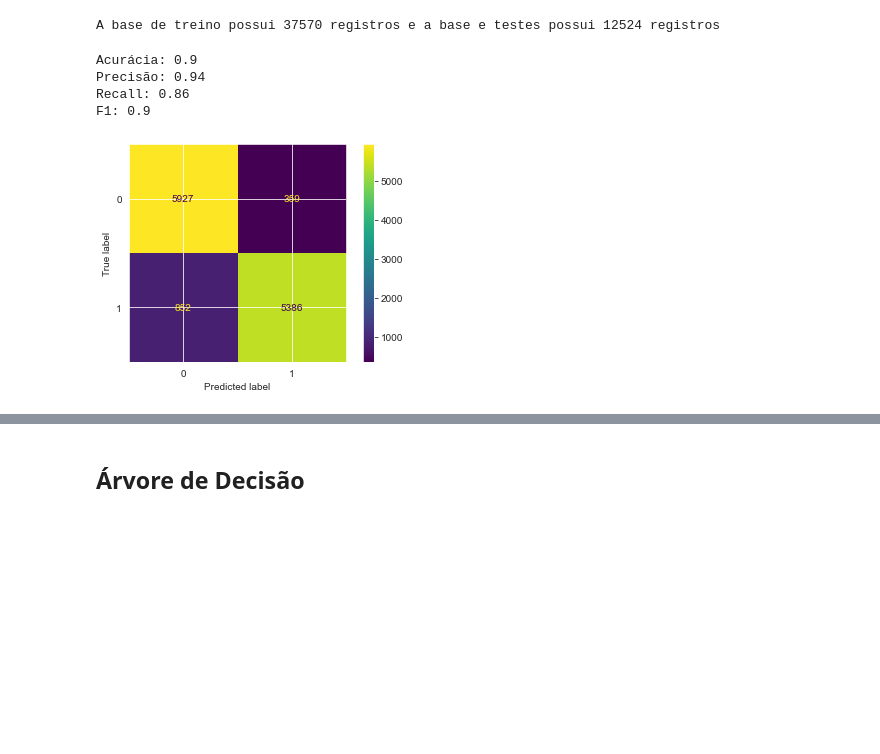
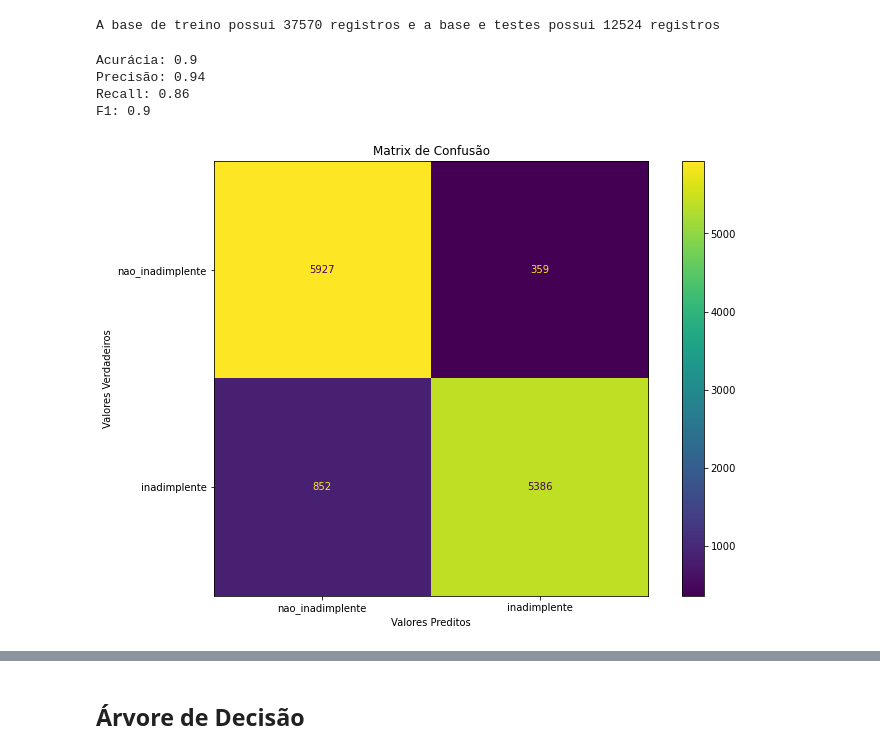
Before and after one commit to mavenceslau/Challenge-Data-Science-Alura-Cash, a Jupyter notebook: notebooks/Notebook_03_Modelos_Machine_Learning.ipynb, the cells around one changed output, grey strips where cells are left out. Saved outputs shown, nothing was run; the diff lists cells and outputs as text; code cells hidden in the pictures; blank space fills up the shorter version.

```diff
--- a/notebooks/Notebook_03_Modelos_Machine_Learning.ipynb
+++ b/notebooks/Notebook_03_Modelos_Machine_Learning.ipynb
@@ -235,13 +236,16 @@ rl = LogisticRegression(max_iter = 1000, random_state = SEED)
 y_predito_rl = classificador(rl, treino_x, teste_x, treino_y)
 # %%
 #Metricas
-metricas(y_predito_rl, teste_y)
+
+labels = ['nao_inadimplente', 'inadimplente']
+
+metricas(y_predito_rl, teste_y, labels)
 # %% [output]
 Acurácia: 0.9
 Precisão: 0.94
 Recall: 0.86
 F1: 0.9
-[figure, old version]
+[figure, new version]
 # %%
 curva_roc(rl ,teste_x, teste_y)
 # %% [output]
```
Also changed, not shown: parts of 17 cells of this notebook, 1 other file.
